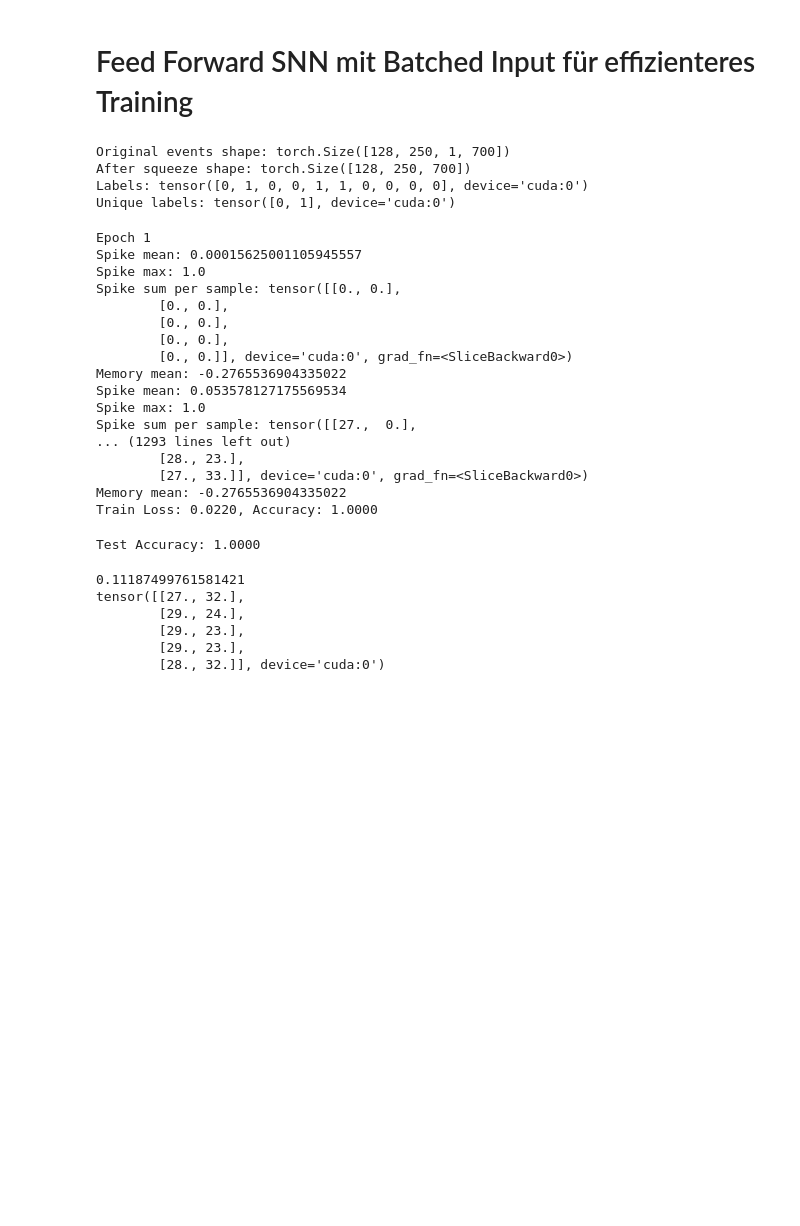
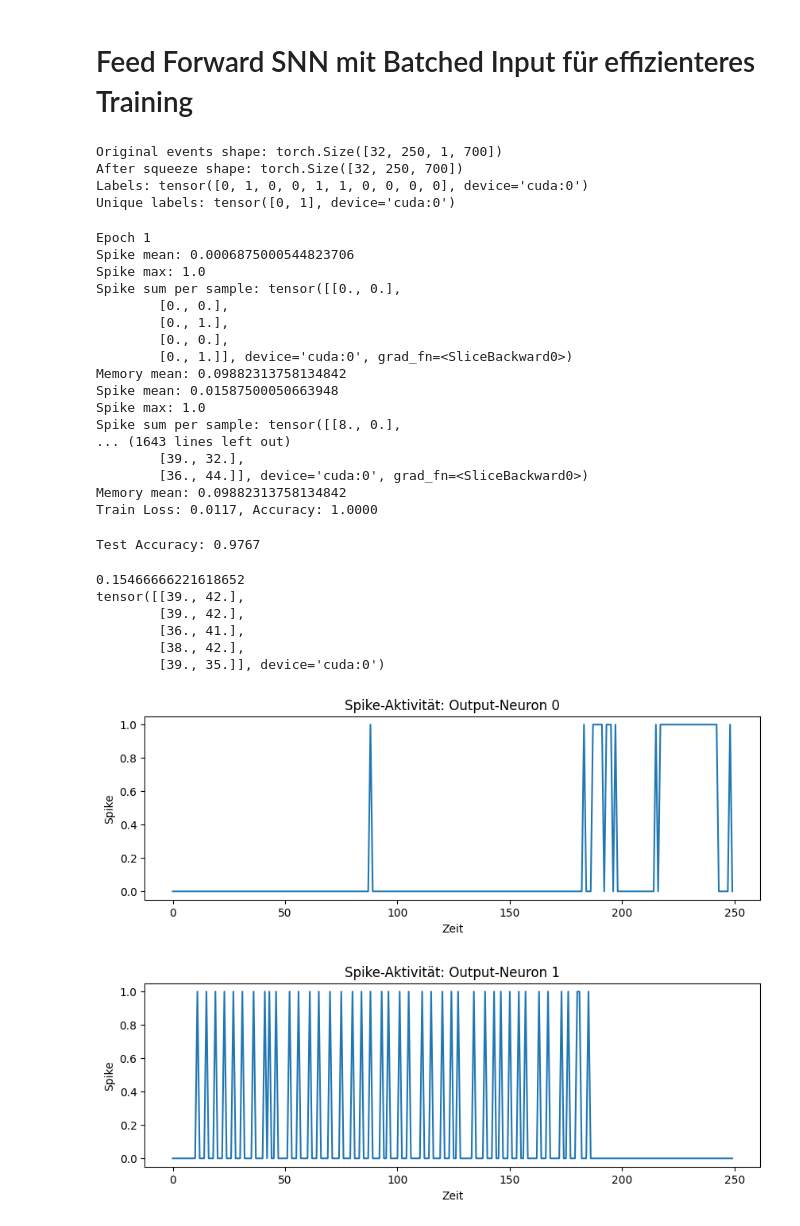
Before and after one commit to Barathaner/xai-for-snn-manifold-learning-and-saliency-maps, a Jupyter notebook: experiments/run_shd.sffnn_batched.ipynb, the cells around one changed output. Saved outputs shown, nothing was run; the diff lists cells and outputs as text; code cells hidden in the pictures; blank space fills up the shorter version.

Commit message:
some visu and tests

```diff
--- a/experiments/run_shd.sffnn_batched.ipynb
+++ b/experiments/run_shd.sffnn_batched.ipynb
@@ -18,13 +18,13 @@ transform = transforms.ToFrame(
     n_time_bins=250
 
 )
-train_dataset=DummySpikeDataset(2000,10000)
+train_dataset=DummySpikeDataset(300,10000)
 cached_train_dataset = MemoryCachedDataset(train_dataset, transform=transform)
-train_dataloader=DataLoader(cached_train_dataset,batch_size=128)
+train_dataloader=DataLoader(cached_train_dataset,batch_size=32)
 
-test_dataset=DummySpikeDataset(2000,10000,21)
+test_dataset=DummySpikeDataset(300,10000,21)
 cached_test_dataset = MemoryCachedDataset(test_dataset, transform=transform)
-test_dataloader=DataLoader(cached_test_dataset,batch_size=128)
+test_dataloader=DataLoader(cached_test_dataset,batch_size=32)
 
 events, labels = next(iter(train_dataloader))
 # %%
@@ -48,8 +48,8 @@ pred_labels = torch.argmax(spike_sums, dim=1)  # [B]
 loss_fn = nn.CrossEntropyLoss()
 loss = loss_fn(spike_sums, labels)
 # %% [output]
-Original events shape: torch.Size([128, 250, 1, 700])
-After squeeze shape: torch.Size([128, 250, 700])
+Original events shape: torch.Size([32, 250, 1, 700])
+After squeeze shape: torch.Size([32, 250, 700])
 Labels: tensor([0, 1, 0, 0, 1, 1, 0, 0, 0, 0], device='cuda:0')
 Unique labels: tensor([0, 1], device='cuda:0')
 # %%
@@ -94,27 +94,27 @@ def train_one_epoch(net, dataloader, optimizer, loss_fn, device):
     return avg_loss, accuracy
 
 
-for epoch in range(1, 10 + 1):
+for epoch in range(1, 20 + 1):
     print(f"\nEpoch {epoch}")
     train_one_epoch(ffn, train_dataloader, optimizer, loss_fn, device)
 # %% [output]
 Epoch 1
-Spike mean: 0.00015625001105945557
+Spike mean: 0.0006875000544823706
 Spike max: 1.0
 Spike sum per sample: tensor([[0., 0.],
         [0., 0.],
+        [0., 1.],
         [0., 0.],
-        [0., 0.],
-        [0., 0.]], device='cuda:0', grad_fn=<SliceBackward0>)
-Memory mean: -0.2765536904335022
-Spike mean: 0.053578127175569534
+        [0., 1.]], device='cuda:0', grad_fn=<SliceBackward0>)
+Memory mean: 0.09882313758134842
+Spike mean: 0.01587500050663948
 Spike max: 1.0
-Spike sum per sample: tensor([[27.,  0.],
-... (1293 lines left out)
-        [28., 23.],
-        [27., 33.]], device='cuda:0', grad_fn=<SliceBackward0>)
-Memory mean: -0.2765536904335022
-Train Loss: 0.0220, Accuracy: 1.0000
+Spike sum per sample: tensor([[8., 0.],
+... (1643 lines left out)
+        [39., 32.],
+        [36., 44.]], device='cuda:0', grad_fn=<SliceBackward0>)
+Memory mean: 0.09882313758134842
+Train Loss: 0.0117, Accuracy: 1.0000
 # %%
 ffn.eval()
 correct = 0
@@ -132,14 +132,43 @@ with torch.no_grad():
 
 print(f"Test Accuracy: {correct / total:.4f}")
 # %% [output]
-Test Accuracy: 1.0000
+Test Accuracy: 0.9767
 # %%
 print(spk_rec.mean().item())  # z. B. ≈ 0.0?
 print(spk_rec.sum(dim=1)[:5])  # [B, 2]
 # %% [output]
-0.11187499761581421
-tensor([[27., 32.],
-        [29., 24.],
-        [29., 23.],
-        [29., 23.],
-        [28., 32.]], device='cuda:0')
+0.15466666221618652
+tensor([[39., 42.],
+        [39., 42.],
+        [36., 41.],
+        [38., 42.],
+        [39., 35.]], device='cuda:0')
+# %%
+import matplotlib.pyplot as plt
+
+sample_idx = 0  # z. B. erstes Sample im Batch
+spk_array = spk_rec[sample_idx].detach().cpu().numpy()  # Shape: [250, 2]
+
+
+# Einzelne Kurven extrahieren
+spk_neuron_0 = spk_array[:, 0]  # alle Zeitschritte, Output-Neuron 0
+spk_neuron_1 = spk_array[:, 1]  # alle Zeitschritte, Output-Neuron 1
+
+# Plot 1
+plt.figure(figsize=(10, 3))
+plt.plot(spk_neuron_0)
+plt.title("Spike-Aktivität: Output-Neuron 0")
+plt.xlabel("Zeit")
+plt.ylabel("Spike")
+plt.show()
+
+# Plot 2
+plt.figure(figsize=(10, 3))
+plt.plot(spk_neuron_1)
+plt.title("Spike-Aktivität: Output-Neuron 1")
+plt.xlabel("Zeit")
+plt.ylabel("Spike")
+plt.show()
+# %% [output]
+[figure, added]
+[figure, added]
```
Also changed, not shown: parts of 1 cell of this notebook.
